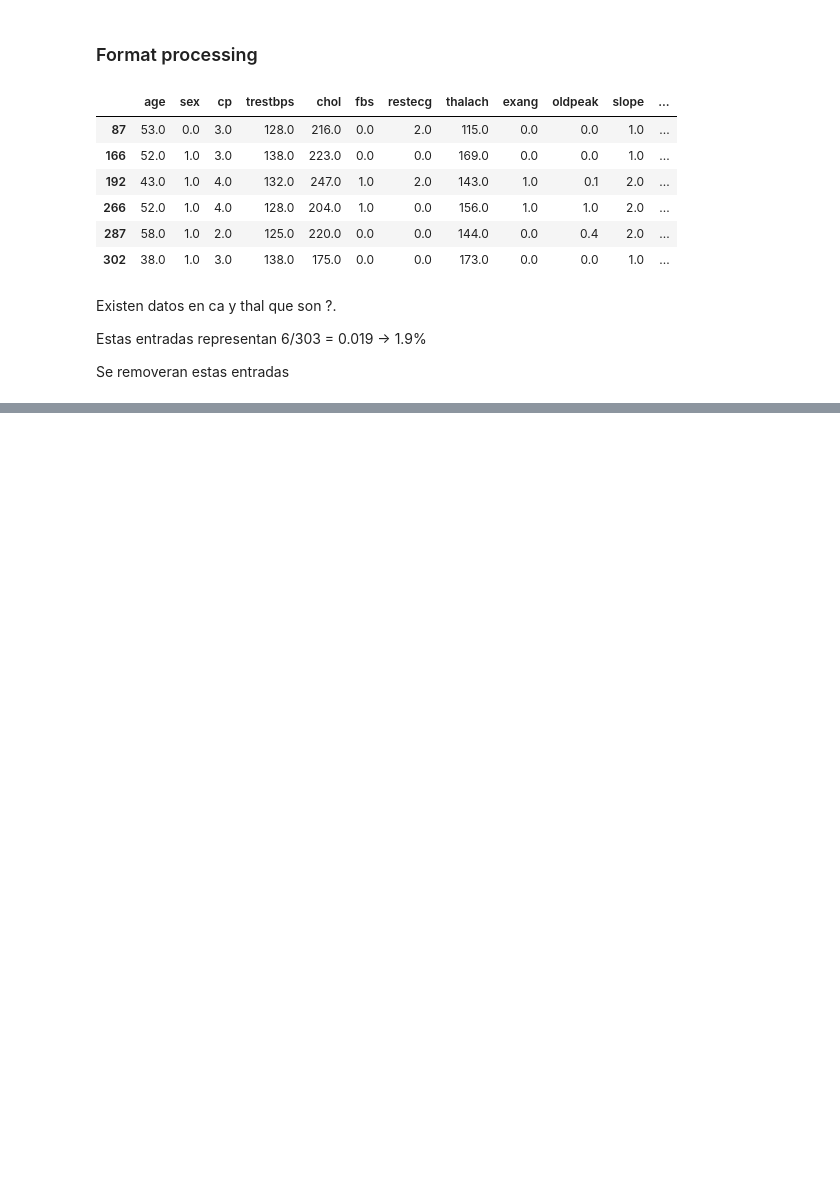
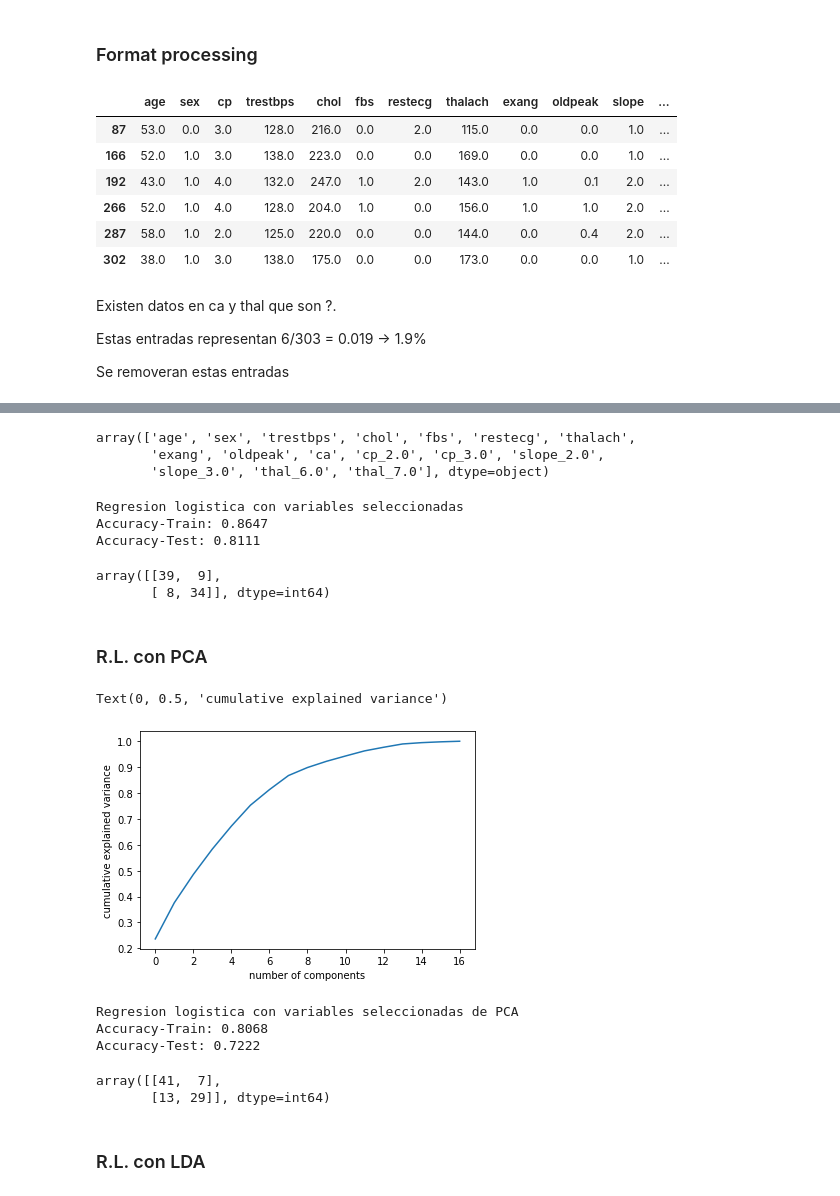
Before and after one commit to Gegori1/Modelado-Preedictivo, a Jupyter notebook: LDA/reporte/LDA_homework.ipynb, the cells around one changed output, grey strips where cells are left out. Cells and saved outputs as stored; diff of their text form; code cells hidden in the pictures; blank space fills up the shorter version.

```diff
--- a/LDA/reporte/LDA_homework.ipynb
+++ b/LDA/reporte/LDA_homework.ipynb
@@ -74,6 +173,18 @@ data = (
     .query("ca != '?' and thal != '?'")
     .assign(
         ca = lambda k: k.ca.astype(float),
-        thal = lambda k: k.thal.astype(float)
+        thal = lambda k: k.thal.astype(float),
+        num = lambda k: np.where(k.num > 0, 1, 0)
     )
 )
+# %%
+data = (
+    data
+    .assign(
+        sex = lambda k: k.sex.astype("category"),
+        cp = lambda k: k.cp.astype("category"),
+        exang = lambda k: k.exang.astype("category"),
+        slope = lambda k: k.slope.astype("category"),
+        thal = lambda k: k.thal.astype("category")
+    )
+)
@@ -80,4 +229,3 @@ data = (
 # %%
-# cate: sex, cp, exang, slope, thal
-
-# ordinal: age, trestbps, chol, fbs, restecg, thlach, oldpeak, ca
+col_card = ["cp", "slope", "thal"]
+col_ord = ['age', 'trestbps', 'chol', 'fbs', 'restecg', 'thalach', 'oldpeak', 'ca']
@@ -86,4 +232,5 @@ data = (
 # %%
-X_train, X_test, y_train, y_test = train_test_split(
-    data.drop("num", axis=1), data[["num"]], test_size=0.3
+X_train, X_test, y_train, y_test = (
+    DataProcessing(data = data, target = "num", test_size = split_size, seed = seed)
+    .process(col_card, col_ord)
 )
@@ -92,0 +269,37 @@ X_train, X_test, y_train, y_test = train_test_split(
+# %%
+data_names
+# %% [output]
+array(['age', 'sex', 'trestbps', 'chol', 'fbs', 'restecg', 'thalach',
+       'exang', 'oldpeak', 'ca', 'cp_2.0', 'cp_3.0', 'slope_2.0',
+       'slope_3.0', 'thal_6.0', 'thal_7.0'], dtype=object)
+# %%
+model = LogisticRegression(max_iter=1_000).fit(X_train_select, y_train.values.reshape(-1))
+
+print("Regresion logistica con variables seleccionadas")
+
+print(f"Accuracy-Train: {model.score(X_train_select, y_train):.4f}")
+
+print(f"Accuracy-Test: {model.score(X_test_select, y_test):.4f}")
+# %% [output]
+Regresion logistica con variables seleccionadas
+Accuracy-Train: 0.8647
+Accuracy-Test: 0.8111
+# %%
+confusion_matrix(y_test, model.predict(X_test_select))
+# %% [output]
+array([[39,  9],
+       [ 8, 34]], dtype=int64)
+# %% [markdown]
+### R.L. con PCA
+# %%
+# plot a cumulative explained variance plot
+pca = PCA().fit(X_train)
+plt.plot(np.cumsum(pca.explained_variance_ratio_))
+plt.xlabel("number of components")
+plt.ylabel("cumulative explained variance")
+
+# debido a la estandarizacion de los datos, no se observa un
+# cambio significativo en la varianza explicada por cada componente
+# %% [output]
+Text(0, 0.5, 'cumulative explained variance')
+[figure, added]
@@ -92,0 +310,19 @@ X_train, X_test, y_train, y_test = train_test_split(
+# %%
+model = LogisticRegression(max_iter=1_000).fit(X_train_pca, y_train.values.reshape(-1))
+
+print("Regresion logistica con variables seleccionadas de PCA")
+
+print(f"Accuracy-Train: {model.score(X_train_pca, y_train):.4f}")
+
+print(f"Accuracy-Test: {model.score(X_test_pca, y_test):.4f}")
+# %% [output]
+Regresion logistica con variables seleccionadas de PCA
+Accuracy-Train: 0.8068
+Accuracy-Test: 0.7222
+# %%
+confusion_matrix(y_test, model.predict(X_test_pca))
+# %% [output]
+array([[41,  7],
+       [13, 29]], dtype=int64)
+# %% [markdown]
+### R.L. con LDA
```
Also changed, not shown: parts of 28 cells of this notebook, 2 other files.
